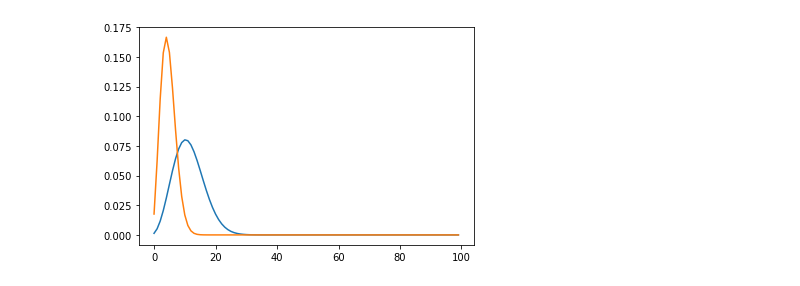
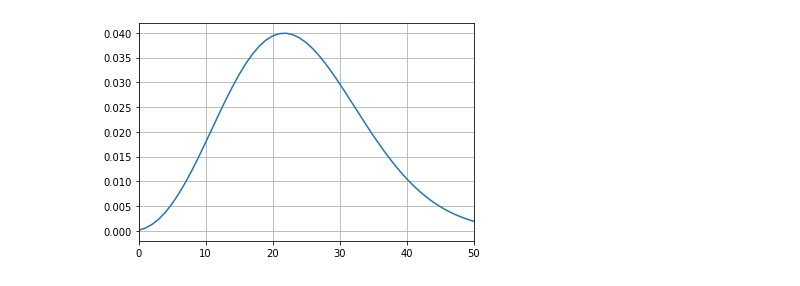
Before and after one commit to KarlHenrik/ComputationalPhysicsMaster, a Jupyter notebook: FYS4150/Project2/Project2Notebook.ipynb, the cells around one changed output. Cells and saved outputs as stored; diff of their text form; code cells hidden in the pictures.

```diff
--- a/FYS4150/Project2/Project2Notebook.ipynb
+++ b/FYS4150/Project2/Project2Notebook.ipynb
@@ -9,4 +9,4 @@ import pandas as pd
 csv_file = 'Results/E2jacobi_eigvecs'
 df = pd.read_csv(csv_file, delim_whitespace=True, skiprows = 2, header=None)
 
-eigvecs = np.array(df)
+eigvecs2 = np.array(df)
@@ -15,7 +13,7 @@ woC = eigvecs[:,0]**2
 # %%
-plt.plot(eigvecs[:,0]**2)
-plt.plot(woC)
-#plt.xlim(0,20)
+plt.plot(eigvecs2[:,0]**2)
+plt.xlim(0,50)
+plt.grid()
 plt.show()
 # %% [output]
-[figure, old version]
+[figure, new version]
```
Also changed, not shown: parts of 3 cells of this notebook, 54 other files.
